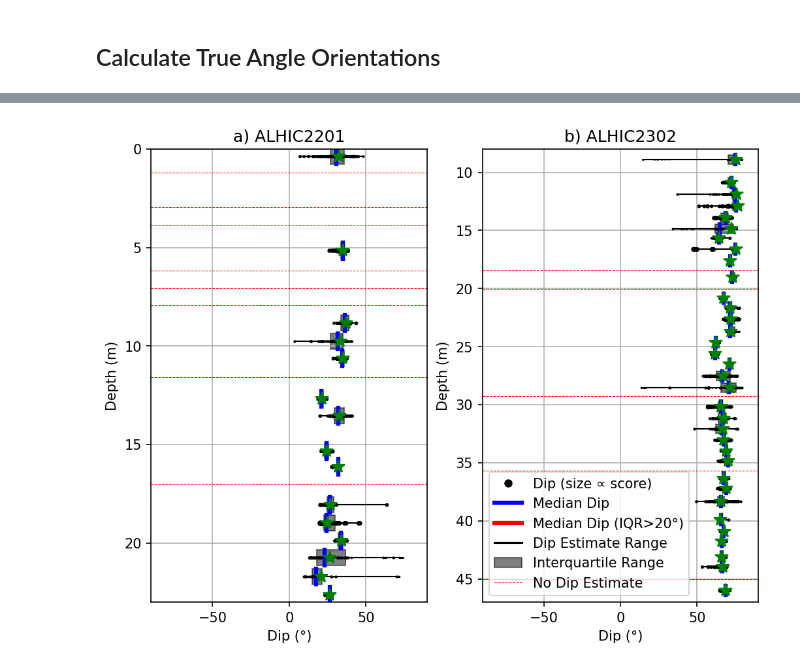
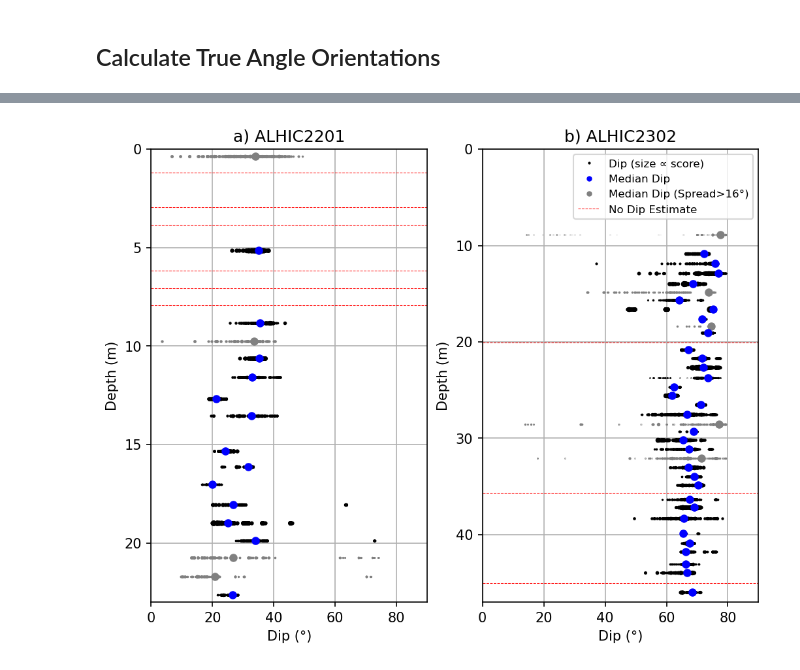
Before and after one commit to liamkirkpatrick/3d_ecm, a Jupyter notebook: scripts/layer_orientations/orientation_plots_vectormethod.ipynb, the cells around one changed output, grey strips where cells are left out. Drawn from its saved outputs; the diff is of its cells as text; code cells hidden in the pictures.

```diff
--- a/scripts/layer_orientations/orientation_plots_vectormethod.ipynb
+++ b/scripts/layer_orientations/orientation_plots_vectormethod.ipynb
@@ -125,8 +122,8 @@ def calc_dip(df,face):
                     # now deal with cases where the dip is negative
                     if d<0:
                         d = d*-1
-                        #dd = dd + np.pi
-                        dd = dd * -1
+                        dd = dd + np.pi
+                        #dd = dd * -1
 
                     # store values
                     dip_dir_ind.append(dd* 180 / np.pi)
@@ -328,7 +304,0 @@ def calc_percentiles(df,percentiles):
-# %%
-#set percentiles
-percentiles = [10,25,50,75,90]
-
-# calculate true dip percentiles for alhic2201 and alhic2302
-alhic2201 = calc_percentiles(alhic2201,percentiles)
-alhic2302 = calc_percentiles(alhic2302,percentiles)
@@ -354,7 +304,0 @@ alhic2302 = rotate_dip_direction(alhic2302)
-# %%
-# Now we have to set dip direction to be angles from the orientation line. We're already set for alhic2302, but we need to subtract 90 degrees for alhic2302.
-# We accomplish this by adding 270 and taking the modulo 360.
-
-#subtract 90 degrees from dip direction in alhic2302
-for index,row in alhic2302.iterrows():
- alhic2302.at[index,'AC-dip-direction'] = list(map(lambda x: (x + 270)%360, row['AC-dip-direction']))
@@ -431,66 +308,63 @@ def plotstats(d,q,axs,mindip,maxdip):
 # make figure
 fig, ax = plt.subplots(1,2,figsize=(8,6),dpi=150)
 
 # axis labels
 for a in ax:
     a.set_ylabel('Depth (m)')
     a.set_xlabel('Dip (°)')
-    a.set_xlim(-90,90)
+    a.set_xlim(0,90)
     a.grid(True)
 ax[0].set_title('a) ALHIC2201')
 ax[1].set_title('b) ALHIC2302')
 ax[0].invert_yaxis()
 ax[1].invert_yaxis()
 ax[0].set_ylim(23,0)
-ax[1].set_ylim(47,8)
+ax[1].set_ylim(47,0)
 
 def plot_dip(df,ax):
     for index,row in df.iterrows():
 
          # pull out values for this section
         d = row['depth']
         dip = np.array(row['AC-dip'])
         scores = np.array(row['AC-dip-score'])
-        dip_percentile = row['dip_percentiles']
 
-        # check if row dip is nan
-        if np.isnan(dip).all():
-            ax.plot([-90,90],[d,d],'r--',linewidth=0.5)
+        if not row['vector-flag-uncertainty']:
+
+            # check if row dip is nan
+            if np.isnan(dip).all():
+                ax.plot([0,90],[d,d],'r--',linewidth=0.5)
+            else:
+
+                # plot dip (individual points)
+                for i in range(len(dip)):
+                    ax.plot(dip[i],d,'k.',markersize=scores[i]*10)
+
+            # plot median dip
+            ax.plot(row['vector-dip-median'],row['depth'],'bo',markersize=5)
+
         else:
+            # plot median dip
+            ax.plot(row['vector-dip-median'],row['depth'],'o',markersize=5,color='grey')
 
-            # check if median dip is negative. If it is, flip for plotting purposes
-            if dip_percentile[2] < 0:
-                dip_percentile = [i*-1 for i in dip_percentile]
-                dip = [i*-1 for i in dip]
-                #print("flipping dip on section "+row['section'])
+            # check if row dip is nan
+            if np.isnan(dip).all():
+                ax.plot([0,90],[d,d],'r--',linewidth=0.5)
+            else:
 
-            # plot dip (individual points)
-            for i in range(len(dip)):
-                ax.plot(dip[i],d,'k.',markersize=scores[i]*10)
+                # plot dip (individual points)
+                for i in range(len(dip)):
+                    ax.plot(dip[i], d, '.', color='grey', markersize=scores[i]*10)
 
-            # plot dip statistics
-            plotstats(d,dip_percentile,ax,min(dip),max(dip))
 
-# plot alhic2201 and alhic2302
+# add legend (to left subplot only)
+ax[1].plot([],[],'k.',markersize=2,label='Dip (size ∝ score)')
+ax[1].plot([],[],'b.',label='Median Dip')
+ax[1].plot([],[],'.',color='grey',linewidth=3,label='Median Dip (Spread>16°)')
+ax[1].plot([],[],'r--',linewidth=0.5,label='No Dip Estimate')
+ax[1].legend(loc='upper right', fontsize=8)
+
 plot_dip(alhic2201,ax[0])
 plot_dip(alhic2302,ax[1])
-
-# add legend (to left subplot only)
-ax[1].plot([],[],'k.',markersize=10,label='Dip (size ∝ score)')
-ax[1].plot([],[],'b',linewidth=3,label='Median Dip')
-ax[1].plot([],[],'r',linewidth=3,label='Median Dip (IQR>20°)')
-ax[1].plot([],[],'k-',label='Dip Estimate Range')
-ax[1].add_patch(Rectangle((0,0),0,0,facecolor='k',edgecolor='k',alpha=0.5,label='Interquartile Range'))
-ax[1].plot([],[],'r--',linewidth=0.5,label='No Dip Estimate')
-ax[1].legend(loc='lower left')
-
-# add vector results as green stars
-for index,row in alhic2201_vectorresults.iterrows():
-    ax[0].plot(row['dip'],row['depth'],'g*',markersize=10)
-for index,row in alhic2302_vectorresults.iterrows():
-    ax[1].plot(row['dip'],row['depth'],'g*',markersize=10)
-
-# save figure
-plt.savefig(path_to_figures+'/dip_estimates.png')
 # %% [output]
-[figure, old version]
+[figure, new version]
```
Also changed, not shown: parts of 30 cells of this notebook, 9 other files.
